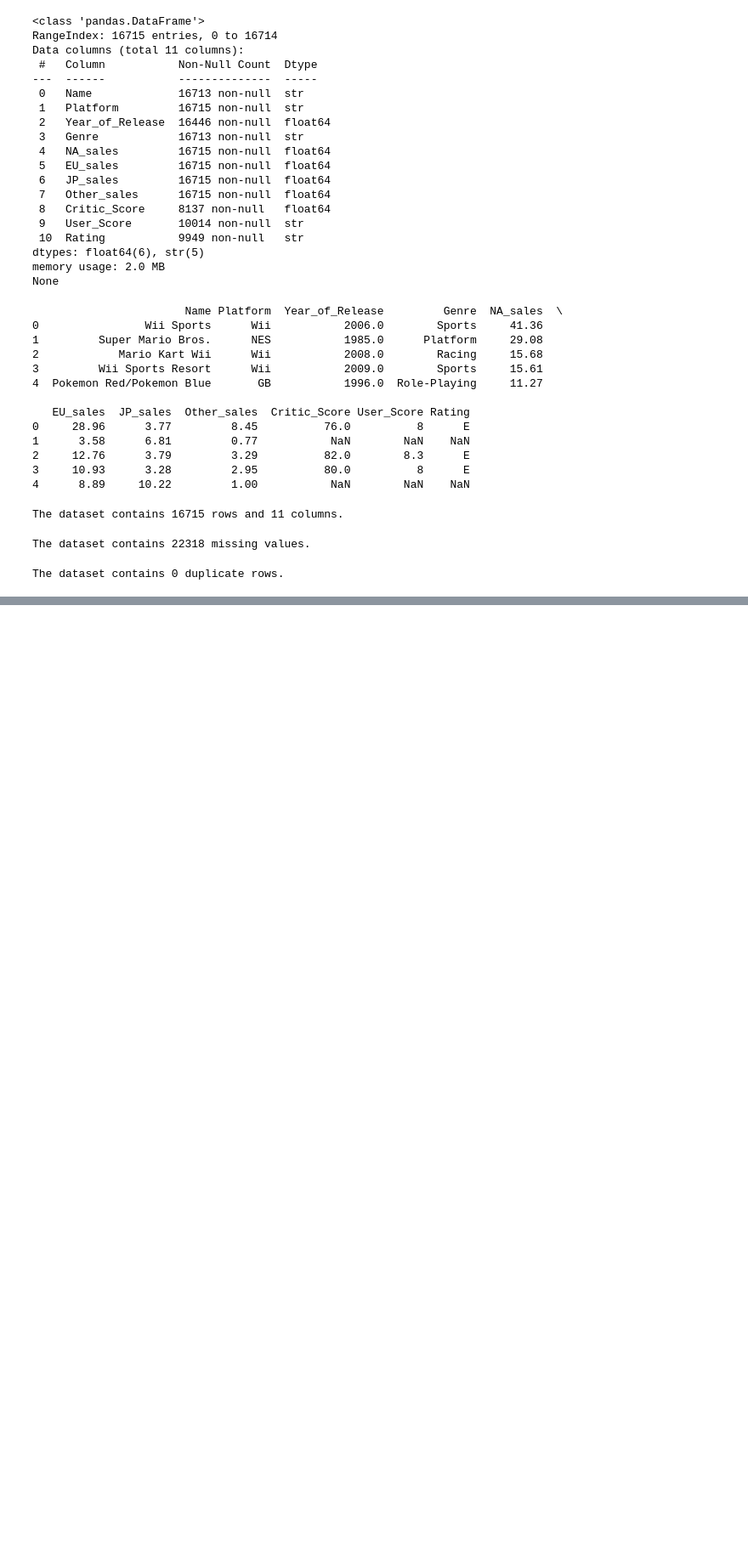
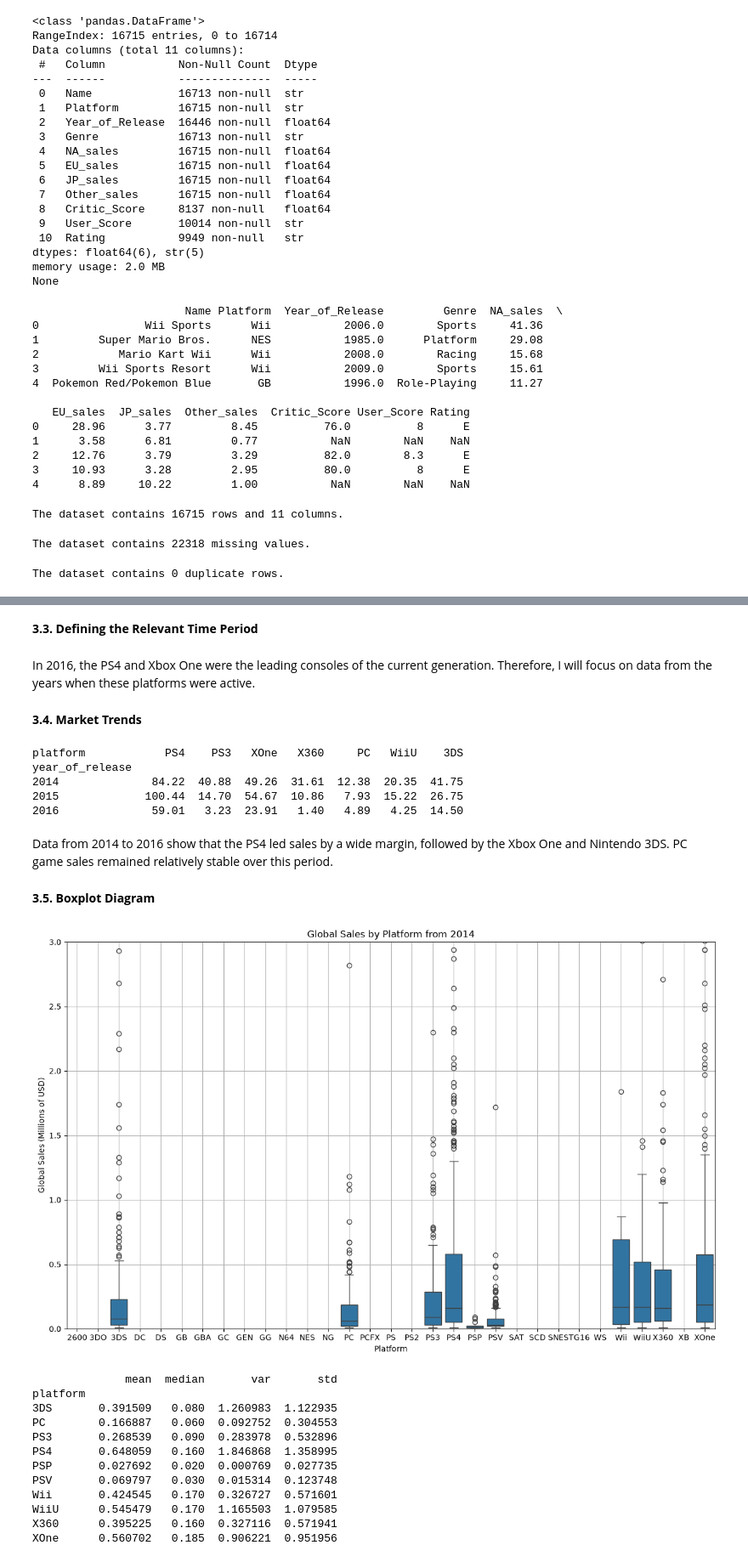
Before and after one commit to FreddyBuiatti/Sprint_6_Project, a Jupyter notebook: notebooks/games_analysis.ipynb, the cells around one changed output, grey strips where cells are left out. Shown at 85% size. Cells and saved outputs as stored; diff of their text form; code cells hidden in the pictures; blank space fills up the shorter version.

```diff
--- a/notebooks/games_analysis.ipynb
+++ b/notebooks/games_analysis.ipynb
@@ -192,0 +203,60 @@ Discuss incomplete 2016 data, missing values, and other factors that limit the c
+# %% [markdown]
+**3.3. Defining the Relevant Time Period**
+# %% [markdown]
+In 2016, the PS4 and Xbox One were the leading consoles of the current generation. Therefore, I will focus on data from the years when these platforms were active.
+# %%
+relevant_data = game_data[game_data['year_of_release'] >= 2014].copy()
+# %% [markdown]
+**3.4. Market Trends**
+# %%
+platform_trends = relevant_data.pivot_table(
+    index='year_of_release',
+    columns='platform',
+    values='total_sales',
+    aggfunc='sum'
+).fillna(0)
+
+print(platform_trends[['PS4','PS3', 'XOne', 'X360', 'PC', 'WiiU', '3DS']])
+# %% [output]
+platform            PS4    PS3   XOne   X360     PC   WiiU    3DS
+year_of_release
+2014              84.22  40.88  49.26  31.61  12.38  20.35  41.75
+2015             100.44  14.70  54.67  10.86   7.93  15.22  26.75
+2016              59.01   3.23  23.91   1.40   4.89   4.25  14.50
+# %% [markdown]
+Data from 2014 to 2016 show that the PS4 led sales by a wide margin, followed by the Xbox One and Nintendo 3DS. PC game sales remained relatively stable over this period.
+# %% [markdown]
+**3.5. Boxplot Diagram**
+# %%
+plt.figure(figsize=(15,9))
+sns.boxplot(
+    data=relevant_data,
+    x='platform',
+    y='total_sales'
+)
+
+plt.title('Global Sales by Platform from 2014')
+plt.xlabel('Platform')
+plt.ylabel('Global Sales (Millions of USD)')
+
+plt.ylim(0,3) # Limiting the y-axis to 3 million USD to better visualize the distribution of sales
+plt.grid(True)
+plt.show()
+
+# Calculating mean, median, variance, and standard deviation of total sales for each platform
+
+print(relevant_data.groupby('platform')['total_sales'].agg(['mean', 'median', 'var', 'std']))
+# %% [output]
+[figure, added]
+              mean  median       var       std
+platform
+3DS       0.391509   0.080  1.260983  1.122935
+PC        0.166887   0.060  0.092752  0.304553
+PS3       0.268539   0.090  0.283978  0.532896
+PS4       0.648059   0.160  1.846868  1.358995
+PSP       0.027692   0.020  0.000769  0.027735
+PSV       0.069797   0.030  0.015314  0.123748
+Wii       0.424545   0.170  0.326727  0.571601
+WiiU      0.545479   0.170  1.165503  1.079585
+X360      0.395225   0.160  0.327116  0.571941
+XOne      0.560702   0.185  0.906221  0.951956
```
Also changed, not shown: parts of 33 cells of this notebook.
